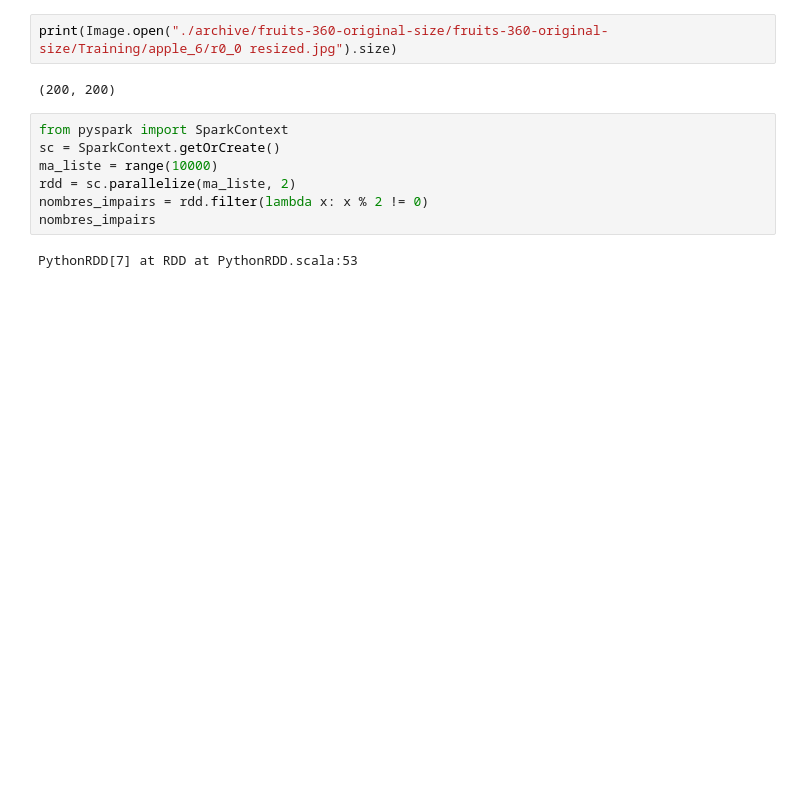
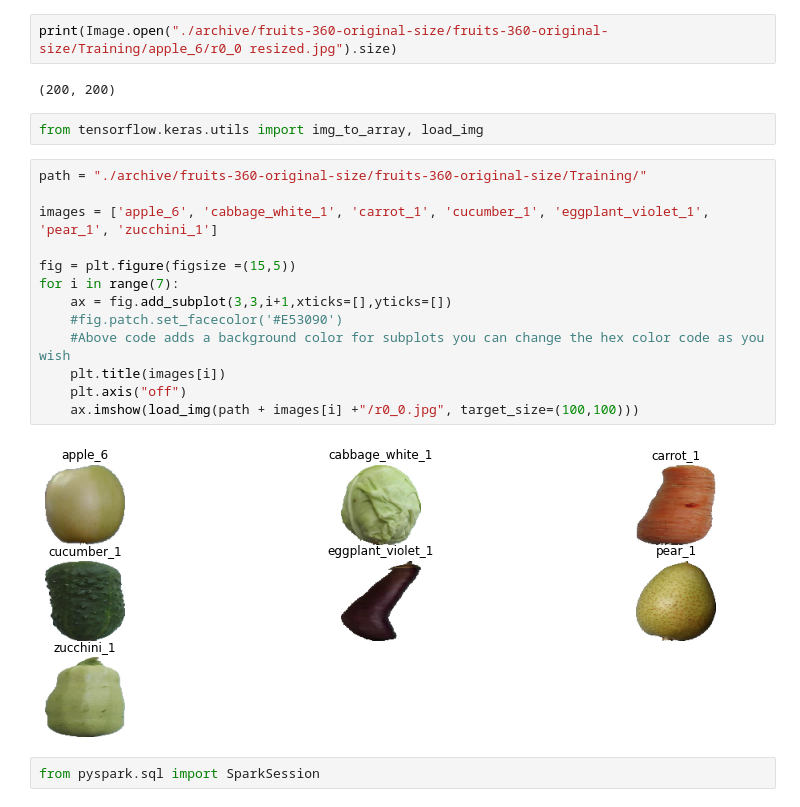
Before and after one commit to CecileLecoublet/Projet8, a Jupyter notebook: Projet 8.ipynb, the cells around one changed output. Drawn from its saved outputs; the diff is of its cells as text; blank space fills up the shorter version.

Commit message:
Nouveau fichier et modification notebook
Afficher dans chaque catégorie des images, pysparks installée. Le but est de travailler avec PySparks

```diff
--- a/Projet 8.ipynb
+++ b/Projet 8.ipynb
@@ -52,12 +52,22 @@ Image.open("./archive/fruits-360-original-size/fruits-360-original-size/Training
 print(Image.open("./archive/fruits-360-original-size/fruits-360-original-size/Training/apple_6/r0_0 resized.jpg").size)
 # %% [output]
 (200, 200)
-# %%
-from pyspark import SparkContext
-sc = SparkContext.getOrCreate()
-ma_liste = range(10000)
-rdd = sc.parallelize(ma_liste, 2)
-nombres_impairs = rdd.filter(lambda x: x % 2 != 0)
-nombres_impairs
-# %% [output]
-PythonRDD[7] at RDD at PythonRDD.scala:53
+# %%
+from tensorflow.keras.utils import img_to_array, load_img
+# %%
+path = "./archive/fruits-360-original-size/fruits-360-original-size/Training/"
+
+images = ['apple_6', 'cabbage_white_1', 'carrot_1', 'cucumber_1', 'eggplant_violet_1', 'pear_1', 'zucchini_1']
+
+fig = plt.figure(figsize =(15,5))
+for i in range(7):
+    ax = fig.add_subplot(3,3,i+1,xticks=[],yticks=[])
+    #fig.patch.set_facecolor('#E53090')
+    #Above code adds a background color for subplots you can change the hex color code as you wish
+    plt.title(images[i])
+    plt.axis("off")
+    ax.imshow(load_img(path + images[i] +"/r0_0.jpg", target_size=(100,100)))
+# %% [output]
+[figure, added]
+# %%
+from pyspark.sql import SparkSession
```
Also changed, not shown: 1 other file.
